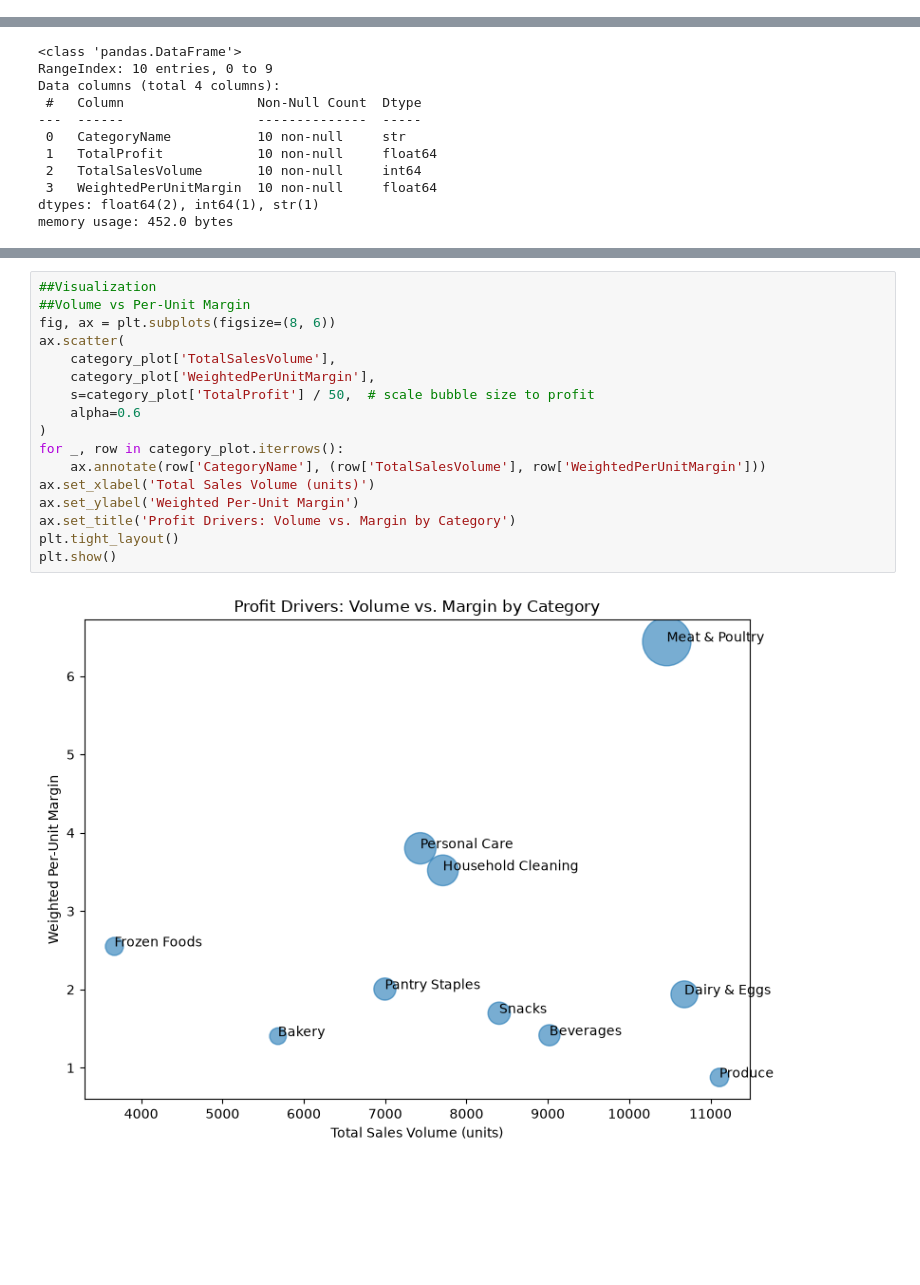
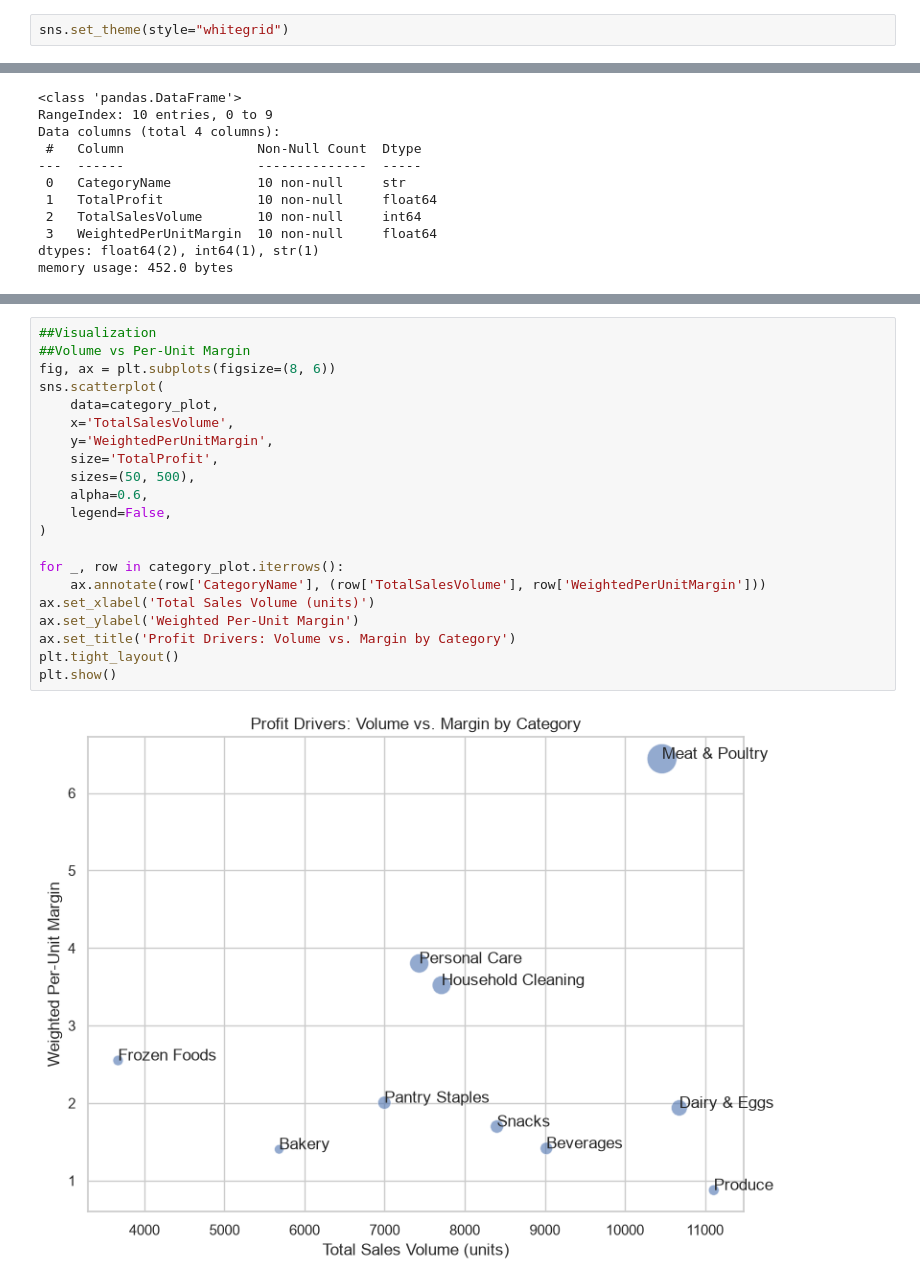
Before and after one commit to Raiphael/Retail_Profitability_Analysis, a Jupyter notebook: notebooks/question1.ipynb, the cells around one changed output, grey strips where cells are left out. Saved outputs shown, nothing was run; the diff lists cells and outputs as text; blank space fills up the shorter version.

```diff
--- a/notebooks/question1.ipynb
+++ b/notebooks/question1.ipynb
@@ -8,6 +8,8 @@ import pandas as pd
 import sqlite3 as sql
 import matplotlib.pyplot as plt
 import seaborn as sns
+# %%
+sns.set_theme(style="whitegrid")
 # %%
 connection = sql.connect('../retail_data/retail_store.db')
 # %%
@@ -61,22 +67,26 @@ plt.show()
 # %%
 ##Visualization
 ##Volume vs Per-Unit Margin
 fig, ax = plt.subplots(figsize=(8, 6))
-ax.scatter(
-    category_plot['TotalSalesVolume'],
-    category_plot['WeightedPerUnitMargin'],
-    s=category_plot['TotalProfit'] / 50,  # scale bubble size to profit
-    alpha=0.6
+sns.scatterplot(
+    data=category_plot,
+    x='TotalSalesVolume',
+    y='WeightedPerUnitMargin',
+    size='TotalProfit',
+    sizes=(50, 500),
+    alpha=0.6,
+    legend=False,
 )
+
 for _, row in category_plot.iterrows():
     ax.annotate(row['CategoryName'], (row['TotalSalesVolume'], row['WeightedPerUnitMargin']))
 ax.set_xlabel('Total Sales Volume (units)')
 ax.set_ylabel('Weighted Per-Unit Margin')
 ax.set_title('Profit Drivers: Volume vs. Margin by Category')
 plt.tight_layout()
 plt.show()
 # %% [output]
-[figure, old version]
+[figure, new version]
 # %% [markdown]
 ## Interpretation
 
```
Also changed, not shown: parts of 2 cells of this notebook, 7 other files.
